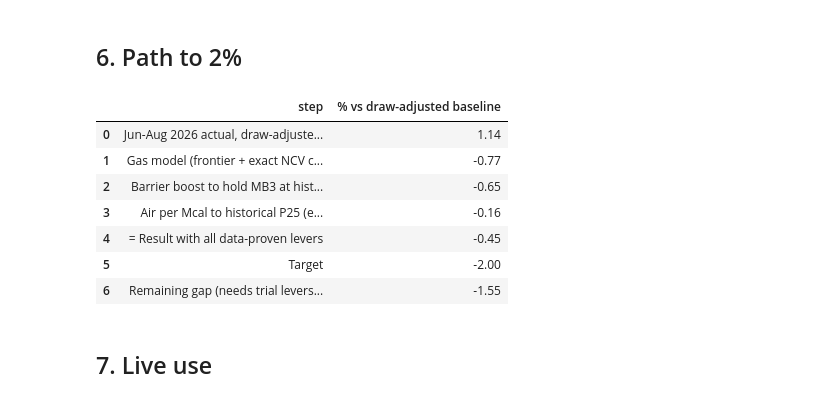
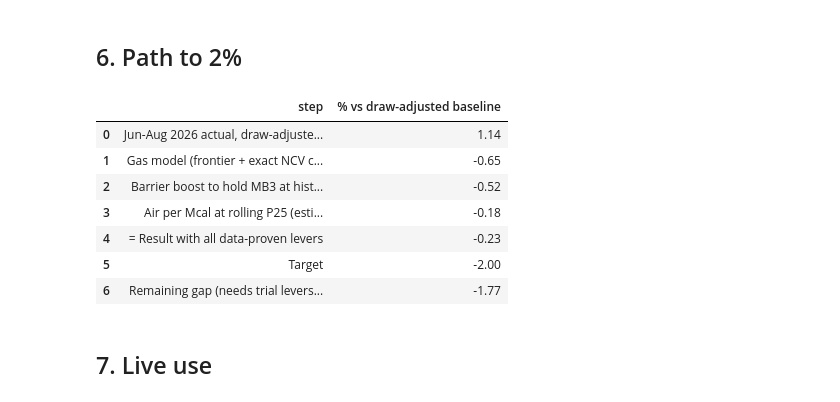
Before and after one commit to Sakthiskumar-A/PGP_ptm_analysis, a Jupyter notebook: notebooks/05_boost_recommendation.ipynb, the cells around one changed output. Drawn from its saved outputs; the diff is of its cells as text; code cells hidden in the pictures.

```diff
--- a/notebooks/05_boost_recommendation.ipynb
+++ b/notebooks/05_boost_recommendation.ipynb
@@ -20,7 +20,7 @@
 - **(A) within the historical range:** boost limited to its P1–P99, MB3 targets inside the historical P5–P95.
 - **(B) outside it:** no boost limits, and MB3 targets outside the historical range. This is extrapolation, shown to see the trade-off; it is not recommended without a plant trial.
 # %%
-import sys; sys.path.insert(0, '../src')
+import sys; sys.path.insert(0, '../src'); sys.path.insert(0, '../../src')
 import warnings; warnings.filterwarnings('ignore')
 import numpy as np, pandas as pd, matplotlib.pyplot as plt
 import statsmodels.formula.api as smf
@@ -37,7 +37,7 @@ import recommender as rc
 q = pd.read_parquet('../data/processed/ar_15min_clean.parquet')
 h = pd.read_parquet('../data/processed/hourly_clean.parquet')
 d = pd.read_parquet('../data/processed/daily_clean.parquet')
-u = rc.add_gcal_columns(d[d.usable]); u['E_g'] = u.energy_kcal / 1e6
+u = rc.prepare_gas_features(d[d.usable]); u['E_g'] = u.energy_kcal / 1e6
 TEST_START, TEST_END = '2026-06-01', '2026-08-31'
 test_days = u[(u.index >= TEST_START) & (u.index <= TEST_END)].index
 hh = h.loc[TEST_START:TEST_END + ' 23:00'].copy()
@@ -145,8 +145,8 @@ def combined(name):
         if np.isnan(bb_rec):
             continue
         bb_g_rec = bb_rec * 860 / 1e6
-        gas_tgt_actual_bb = rc.daily_gas_target(u, day, {'draw_t': row.draw_t, 'bb_g': row.bb_g, 'mb_g': row.mb_g}, TAU, WIN)
-        gas_tgt_rec_bb = rc.daily_gas_target(u, day, {'draw_t': row.draw_t, 'bb_g': bb_g_rec, 'mb_g': row.mb_g}, TAU, WIN)
+        gas_tgt_actual_bb = rc.daily_gas_target(u, day)
+        gas_tgt_rec_bb = rc.daily_gas_target(u, day, {'bb_g': bb_g_rec})
         gas_pess = gas_tgt_actual_bb + 0.81 * (row.bb_g - bb_g_rec)
         E_gas_only = gas_tgt_actual_bb + row.bb_g + row.mb_g
         E_comb = gas_tgt_rec_bb + bb_g_rec + row.mb_g
@@ -184,7 +184,7 @@ base = u[u.in_baseline]
 bins, labels = [45, 50, 55, 60, 65], ['45-50', '50-55', '55-60', '60-65']
 band_base = base.groupby(pd.cut(base.draw_t, bins, labels=labels, include_lowest=True), observed=True).sfc.mean()
 mA = smf.ols('E_g ~ draw_t + cullet_pct', base).fit()       # nb03 Model A (draw-adjusted M&V)
-AIR_PCT = 0.16                                                # nb03 §3f, air at historical P25 (estimate, added on top)
+AIR_PCT = float(pd.read_csv(dp.PROCESSED / 'nb04_air_saving.csv', index_col=0).iloc[0, 0])   # nb04 §7 estimate (air at rolling P25)
 c = comb['historical median'].copy()
 c['band'] = pd.cut(c.draw_t, bins, labels=labels, include_lowest=True)
 c['sfc_comb_air'] = c.sfc_comb * (1 - AIR_PCT/100)
@@ -217,25 +217,25 @@ Draw-adjusted energy vs baseline model (target -2.0%):
 # %%
 act = out['actual']; best = out['gas + boost + air']
 bridge = pd.DataFrame([
     ['Jun-Aug 2026 actual, draw-adjusted vs baseline', round(act, 2)],
     ['Gas model (frontier + exact NCV compensation), nb04', round(out['gas model'] - act, 2)],
     ['Barrier boost to hold MB3 at historical median, nb05', round(out['gas + boost'] - out['gas model'], 2)],
-    ['Air per Mcal to historical P25 (estimate), nb03', round(best - out['gas + boost'], 2)],
+    ['Air per Mcal at rolling P25 (estimate), nb04', round(best - out['gas + boost'], 2)],
     ['= Result with all data-proven levers', round(best, 2)],
     ['Target', -2.0],
     ['Remaining gap (needs trial levers / draw)', round(-2.0 - best, 2)],
 ], columns=['step', '% vs draw-adjusted baseline'])
 bridge.to_csv('../data/processed/path_to_2pct.csv', index=False)     # read by nb03 (savings waterfall)
 bridge
 # %% [output]
 |  | step | % vs draw-adjusted baseline |
 | 0 | Jun-Aug 2026 actual, draw-adjuste... | 1.14 |
-| 1 | Gas model (frontier + exact NCV c... | -0.77 |
-| 2 | Barrier boost to hold MB3 at hist... | -0.65 |
-| 3 | Air per Mcal to historical P25 (e... | -0.16 |
-| 4 | = Result with all data-proven levers | -0.45 |
+| 1 | Gas model (frontier + exact NCV c... | -0.65 |
+| 2 | Barrier boost to hold MB3 at hist... | -0.52 |
+| 3 | Air per Mcal at rolling P25 (esti... | -0.18 |
+| 4 | = Result with all data-proven levers | -0.23 |
 | 5 | Target | -2.00 |
-| 6 | Remaining gap (needs trial levers... | -1.55 |
+| 6 | Remaining gap (needs trial levers... | -1.77 |
 # %% [markdown]
 ## 7. Live use
 # %%
```
Also changed, not shown: parts of 4 cells of this notebook, 14 other files.
